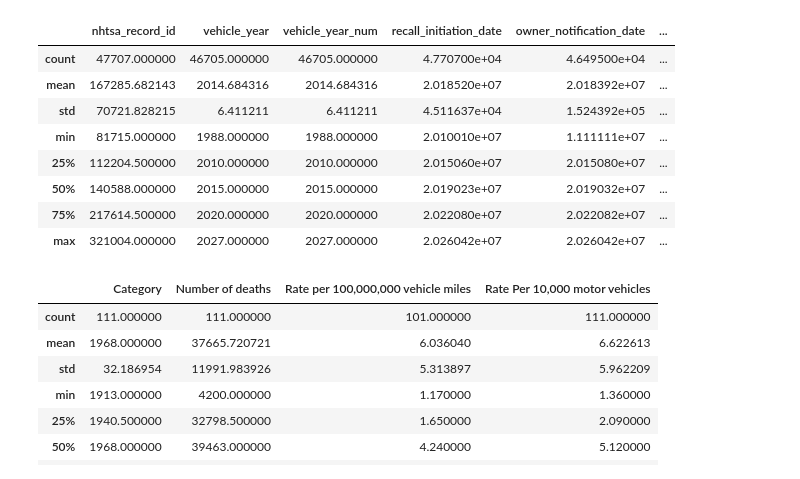
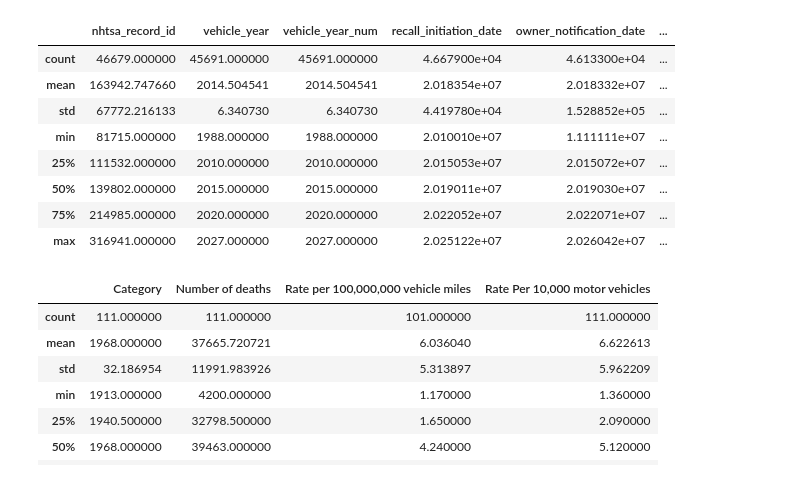
Before and after one commit to LucasHenry11/Vehicle_Safety, a Jupyter notebook: src/part1.ipynb, the cells around one changed output. Saved outputs shown, nothing was run; the diff lists cells and outputs as text; code cells hidden in the pictures.

```diff
--- a/src/part1.ipynb
+++ b/src/part1.ipynb
@@ -3,17 +3,18 @@ import pandas as pd
 import matplotlib.pyplot as plt
 # %%
 df = pd.read_csv("../data/nhtsa_vehicle_safety_recall_intelligence_ultimate.csv")
+df = df.loc[df["recall_year"] <= 2025]  # on ignore toutes les données de 2026 car ça fausse les graphes
 df.describe()
 # %% [output]
 |  | nhtsa_record_id | vehicle_year | vehicle_year_num | recall_initiation_date | owner_notification_date | ... |
-| count | 47707.000000 | 46705.000000 | 46705.000000 | 4.770700e+04 | 4.649500e+04 | ... |
-| mean | 167285.682143 | 2014.684316 | 2014.684316 | 2.018520e+07 | 2.018392e+07 | ... |
-| std | 70721.828215 | 6.411211 | 6.411211 | 4.511637e+04 | 1.524392e+05 | ... |
+| count | 46679.000000 | 45691.000000 | 45691.000000 | 4.667900e+04 | 4.613300e+04 | ... |
+| mean | 163942.747660 | 2014.504541 | 2014.504541 | 2.018354e+07 | 2.018332e+07 | ... |
+| std | 67772.216133 | 6.340730 | 6.340730 | 4.419780e+04 | 1.528852e+05 | ... |
 | min | 81715.000000 | 1988.000000 | 1988.000000 | 2.010010e+07 | 1.111111e+07 | ... |
-| 25% | 112204.500000 | 2010.000000 | 2010.000000 | 2.015060e+07 | 2.015080e+07 | ... |
-| 50% | 140588.000000 | 2015.000000 | 2015.000000 | 2.019023e+07 | 2.019032e+07 | ... |
-| 75% | 217614.500000 | 2020.000000 | 2020.000000 | 2.022080e+07 | 2.022082e+07 | ... |
-| max | 321004.000000 | 2027.000000 | 2027.000000 | 2.026042e+07 | 2.026042e+07 | ... |
+| 25% | 111532.000000 | 2010.000000 | 2010.000000 | 2.015053e+07 | 2.015072e+07 | ... |
+| 50% | 139802.000000 | 2015.000000 | 2015.000000 | 2.019011e+07 | 2.019030e+07 | ... |
+| 75% | 214985.000000 | 2020.000000 | 2020.000000 | 2.022052e+07 | 2.022071e+07 | ... |
+| max | 316941.000000 | 2027.000000 | 2027.000000 | 2.025122e+07 | 2.026042e+07 | ... |
 # %%
 df_mv_rates = pd.read_csv("../data/deaths-and-mv-rates-1913.csv")
 df_mv_rates.describe()
```
Also changed, not shown: parts of 13 cells of this notebook.
